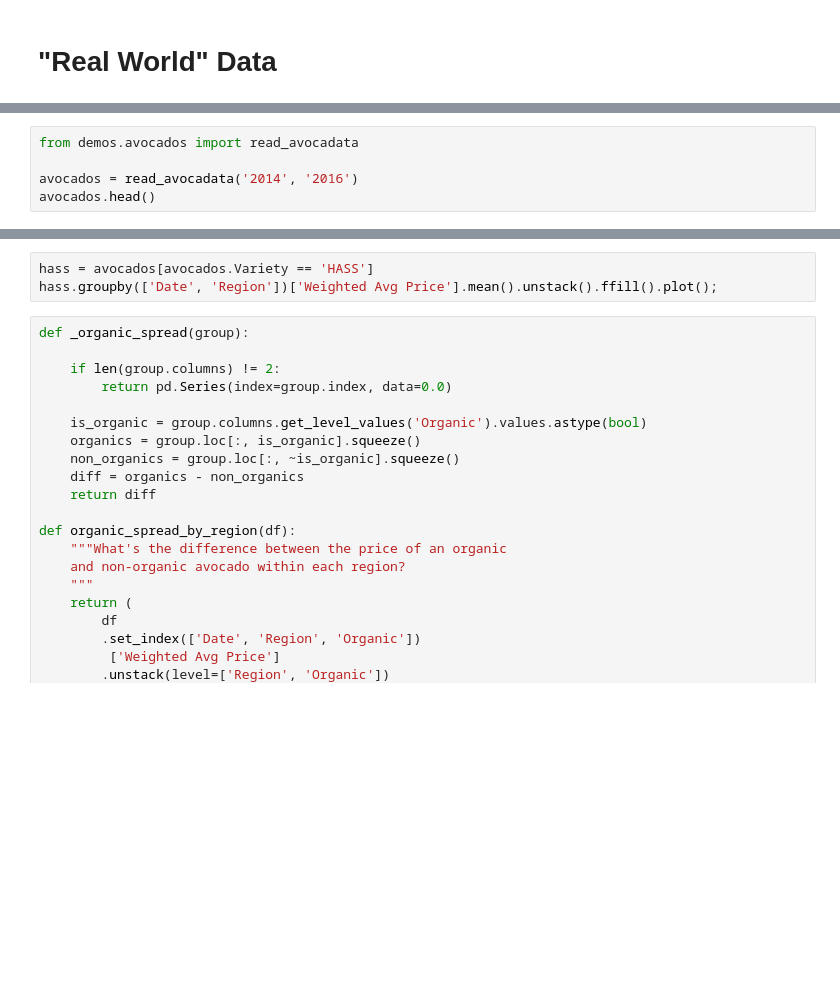
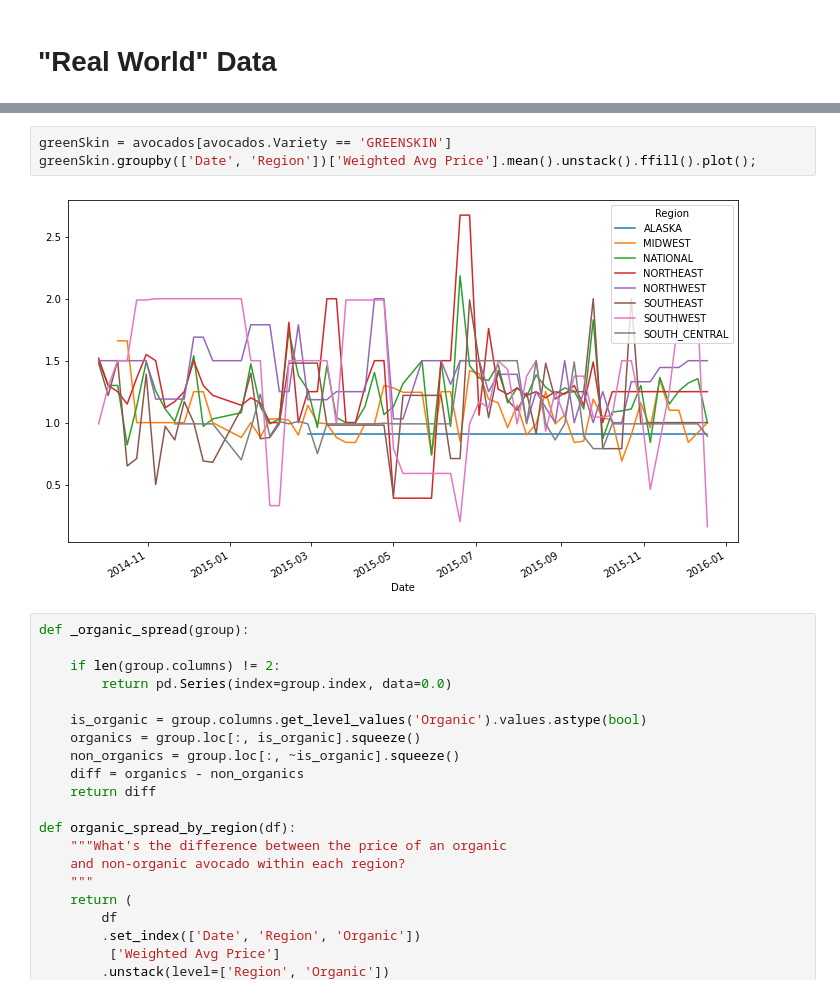
Before and after one commit to dsovallep/AlgorithmsUN2020II, a Jupyter notebook: dsovallepscottsanderson.ipynb, the cells around one changed output, grey strips where cells are left out. Cells and saved outputs as stored; diff of their text form; blank space fills up the shorter version.

```diff
--- a/dsovallepscottsanderson.ipynb
+++ b/dsovallepscottsanderson.ipynb
@@ -960,5 +1443,0 @@ avocados.head()
-# %%
-from demos.avocados import read_avocadata
-
-avocados = read_avocadata('2014', '2016')
-avocados.head()
@@ -974,6 +1483,8 @@ hass.groupby(['Date', 'Region'])['Weighted Avg Price'].mean().unstack().ffill().
 # %%
-hass = avocados[avocados.Variety == 'HASS']
-hass.groupby(['Date', 'Region'])['Weighted Avg Price'].mean().unstack().ffill().plot();
+greenSkin = avocados[avocados.Variety == 'GREENSKIN']
+greenSkin.groupby(['Date', 'Region'])['Weighted Avg Price'].mean().unstack().ffill().plot();
+# %% [output]
+[figure, added]
 # %%
 def _organic_spread(group):
 
```
Also changed, not shown: parts of 234 cells of this notebook.
